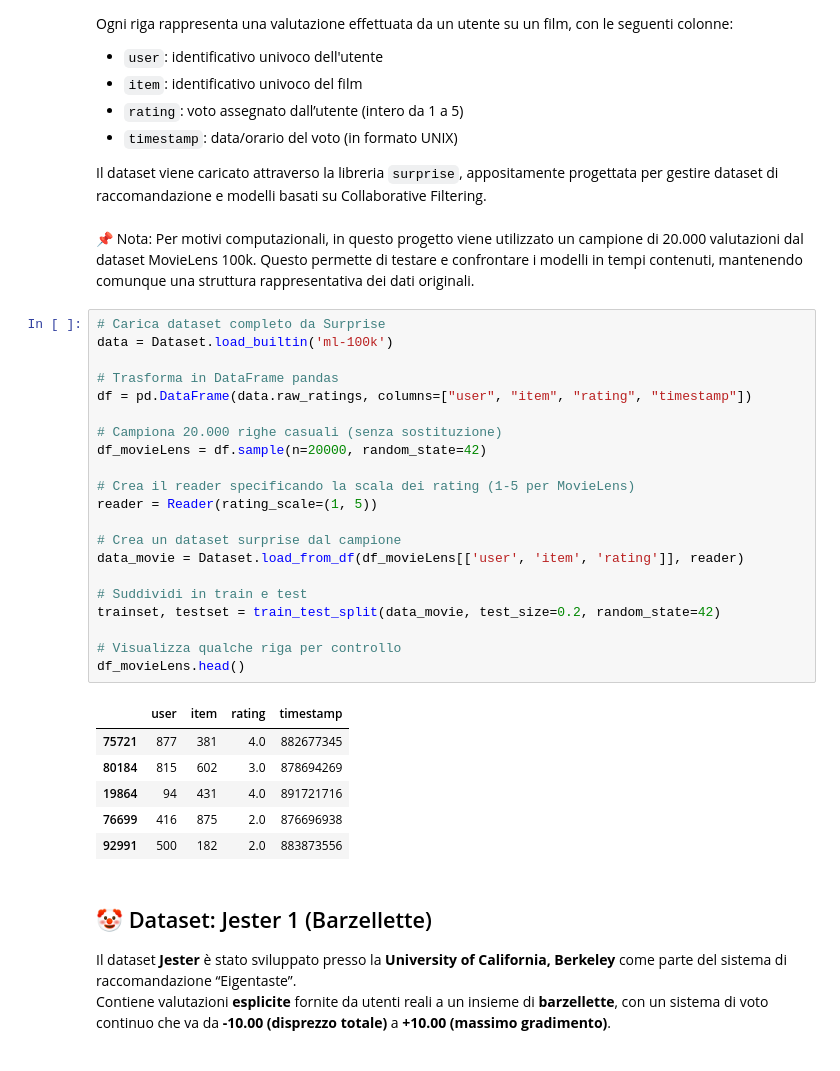
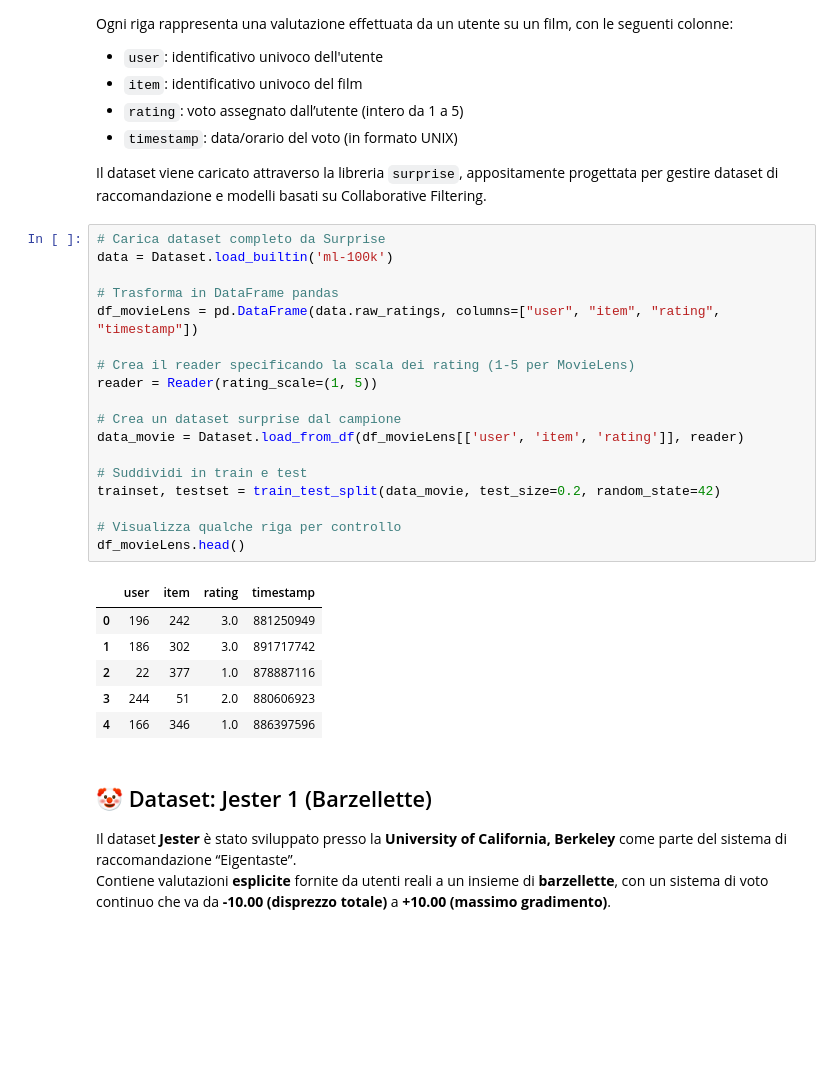
Before and after one commit to N1c0zz/latent-recommender-svd-VS-xgboost-recommender, a Jupyter notebook: PROGETTO_ESAME.ipynb, the cells around one changed output. Saved outputs shown, nothing was run; the diff lists cells and outputs as text; blank space fills up the shorter version.

```diff
--- a/PROGETTO_ESAME.ipynb
+++ b/PROGETTO_ESAME.ipynb
@@ -43,36 +43,31 @@ Ogni riga rappresenta una valutazione effettuata da un utente su un film, con le
 - `timestamp`: data/orario del voto (in formato UNIX)
 
 Il dataset viene caricato attraverso la libreria `surprise`, appositamente progettata per gestire dataset di raccomandazione e modelli basati su Collaborative Filtering.
-# %% [markdown]
-📌 Nota: Per motivi computazionali, in questo progetto viene utilizzato un campione di 20.000 valutazioni dal dataset MovieLens 100k. Questo permette di testare e confrontare i modelli in tempi contenuti, mantenendo comunque una struttura rappresentativa dei dati originali.
 # %%
 # Carica dataset completo da Surprise
 data = Dataset.load_builtin('ml-100k')
 
 # Trasforma in DataFrame pandas
-df = pd.DataFrame(data.raw_ratings, columns=["user", "item", "rating", "timestamp"])
-
-# Campiona 20.000 righe casuali (senza sostituzione)
-df_movieLens = df.sample(n=20000, random_state=42)
+df_movieLens = pd.DataFrame(data.raw_ratings, columns=["user", "item", "rating", "timestamp"])
 
 # Crea il reader specificando la scala dei rating (1-5 per MovieLens)
 reader = Reader(rating_scale=(1, 5))
 
 # Crea un dataset surprise dal campione
 data_movie = Dataset.load_from_df(df_movieLens[['user', 'item', 'rating']], reader)
 
 # Suddividi in train e test
 trainset, testset = train_test_split(data_movie, test_size=0.2, random_state=42)
 
 # Visualizza qualche riga per controllo
 df_movieLens.head()
 # %% [output]
 |  | user | item | rating | timestamp |
-| 75721 | 877 | 381 | 4.0 | 882677345 |
-| 80184 | 815 | 602 | 3.0 | 878694269 |
-| 19864 | 94 | 431 | 4.0 | 891721716 |
-| 76699 | 416 | 875 | 2.0 | 876696938 |
-| 92991 | 500 | 182 | 2.0 | 883873556 |
+| 0 | 196 | 242 | 3.0 | 881250949 |
+| 1 | 186 | 302 | 3.0 | 891717742 |
+| 2 | 22 | 377 | 1.0 | 878887116 |
+| 3 | 244 | 51 | 2.0 | 880606923 |
+| 4 | 166 | 346 | 1.0 | 886397596 |
 # %% [markdown]
 ## 🤡 Dataset: Jester 1 (Barzellette)
 
```
Also changed, not shown: parts of 6 cells of this notebook.
